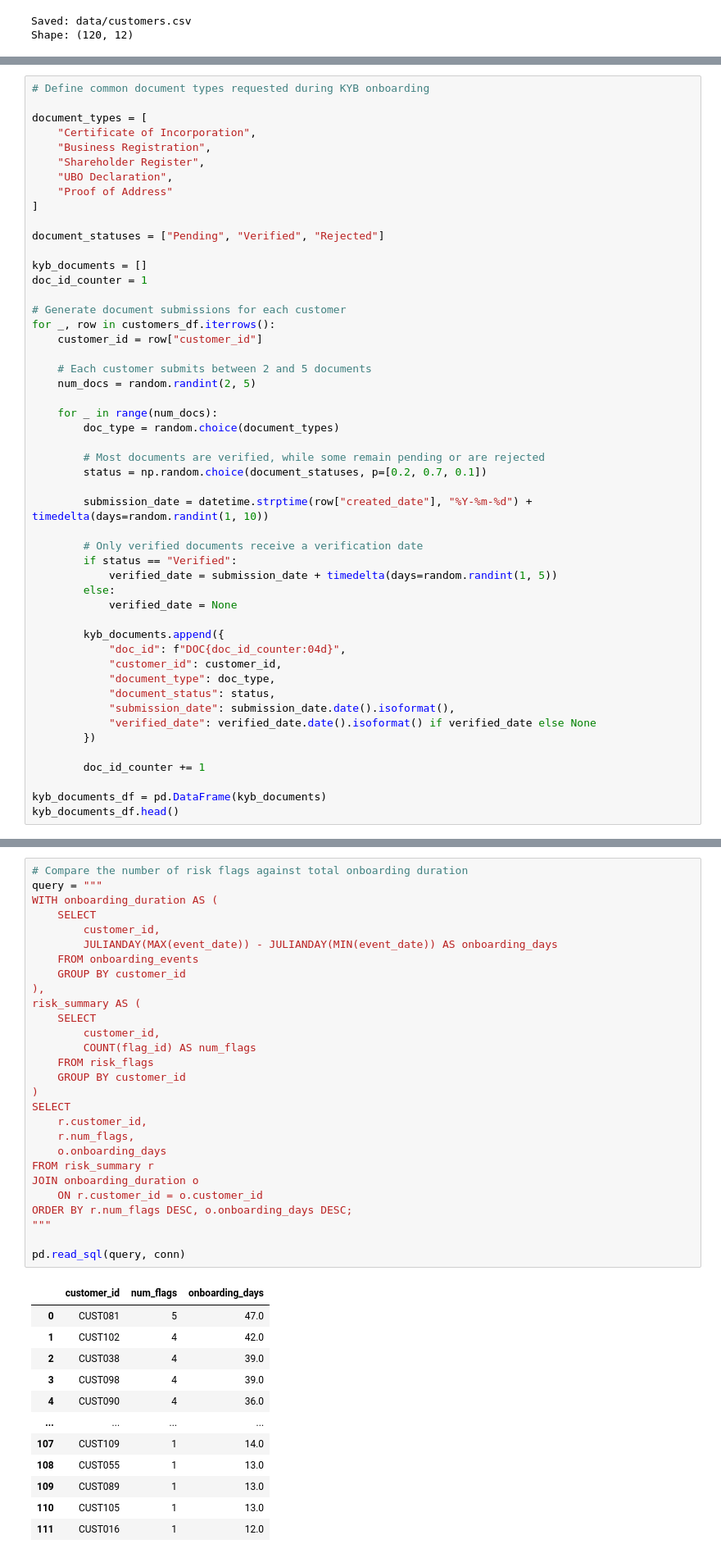
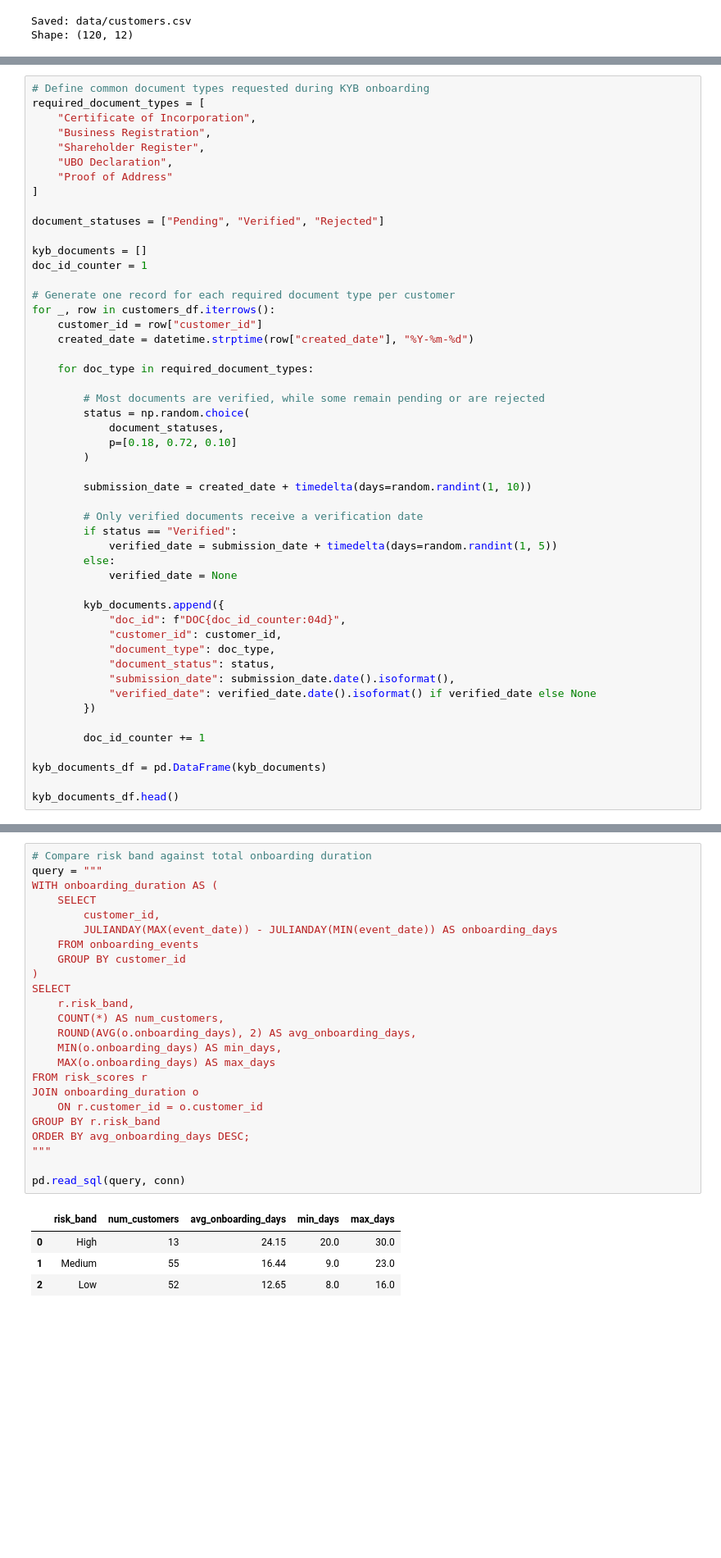
Before and after one commit to FarzeanHassim/kyb-onboarding-stp-risk-scoring-engine, a Jupyter notebook: kyb_onboarding_stp_risk_scoring_engine.ipynb, the cells around one changed output, grey strips where cells are left out. Shown at 82% size. Cells and saved outputs as stored; diff of their text form; blank space fills up the shorter version.

```diff
--- a/kyb_onboarding_stp_risk_scoring_engine.ipynb
+++ b/kyb_onboarding_stp_risk_scoring_engine.ipynb
@@ -173,7 +279,6 @@ This section simulates document collection during onboarding. Each customer is a
 # %%
 # Define common document types requested during KYB onboarding
-
-document_types = [
+required_document_types = [
     "Certificate of Incorporation",
     "Business Registration",
     "Shareholder Register",
@@ -186,20 +291,20 @@ document_statuses = ["Pending", "Verified", "Rejected"]
 kyb_documents = []
 doc_id_counter = 1
 
-# Generate document submissions for each customer
+# Generate one record for each required document type per customer
 for _, row in customers_df.iterrows():
     customer_id = row["customer_id"]
+    created_date = datetime.strptime(row["created_date"], "%Y-%m-%d")
 
-    # Each customer submits between 2 and 5 documents
-    num_docs = random.randint(2, 5)
-
-    for _ in range(num_docs):
-        doc_type = random.choice(document_types)
+    for doc_type in required_document_types:
 
         # Most documents are verified, while some remain pending or are rejected
-        status = np.random.choice(document_statuses, p=[0.2, 0.7, 0.1])
+        status = np.random.choice(
+            document_statuses,
+            p=[0.18, 0.72, 0.10]
+        )
 
-        submission_date = datetime.strptime(row["created_date"], "%Y-%m-%d") + timedelta(days=random.randint(1, 10))
+        submission_date = created_date + timedelta(days=random.randint(1, 10))
 
         # Only verified documents receive a verification date
         if status == "Verified":
@@ -219,6 +324,7 @@ for _, row in customers_df.iterrows():
         doc_id_counter += 1
 
 kyb_documents_df = pd.DataFrame(kyb_documents)
+
 kyb_documents_df.head()
 # %% [output]
 |  | doc_id | customer_id | document_type | document_status | submission_date | verified_date |
@@ -535,41 +942,29 @@ The longest-running onboarding cases take substantially more time than the avera
 # %%
-# Compare the number of risk flags against total onboarding duration
+# Compare risk band against total onboarding duration
 query = """
 WITH onboarding_duration AS (
     SELECT
         customer_id,
         JULIANDAY(MAX(event_date)) - JULIANDAY(MIN(event_date)) AS onboarding_days
     FROM onboarding_events
     GROUP BY customer_id
-),
-risk_summary AS (
-    SELECT
-        customer_id,
-        COUNT(flag_id) AS num_flags
-    FROM risk_flags
-    GROUP BY customer_id
 )
 SELECT
-    r.customer_id,
-    r.num_flags,
-    o.onboarding_days
-FROM risk_summary r
+    r.risk_band,
+    COUNT(*) AS num_customers,
+    ROUND(AVG(o.onboarding_days), 2) AS avg_onboarding_days,
+    MIN(o.onboarding_days) AS min_days,
+    MAX(o.onboarding_days) AS max_days
+FROM risk_scores r
 JOIN onboarding_duration o
     ON r.customer_id = o.customer_id
-ORDER BY r.num_flags DESC, o.onboarding_days DESC;
+GROUP BY r.risk_band
+ORDER BY avg_onboarding_days DESC;
 """
 
 pd.read_sql(query, conn)
 # %% [output]
-|  | customer_id | num_flags | onboarding_days |
-| 0 | CUST081 | 5 | 47.0 |
-| 1 | CUST102 | 4 | 42.0 |
-| 2 | CUST038 | 4 | 39.0 |
-| 3 | CUST098 | 4 | 39.0 |
-| 4 | CUST090 | 4 | 36.0 |
-| ... | ... | ... | ... |
-| 107 | CUST109 | 1 | 14.0 |
-| 108 | CUST055 | 1 | 13.0 |
-| 109 | CUST089 | 1 | 13.0 |
-| 110 | CUST105 | 1 | 13.0 |
-| 111 | CUST016 | 1 | 12.0 |
+|  | risk_band | num_customers | avg_onboarding_days | min_days | max_days |
+| 0 | High | 13 | 24.15 | 20.0 | 30.0 |
+| 1 | Medium | 55 | 16.44 | 9.0 | 23.0 |
+| 2 | Low | 52 | 12.65 | 8.0 | 16.0 |
```
Also changed, not shown: parts of 118 cells of this notebook.
